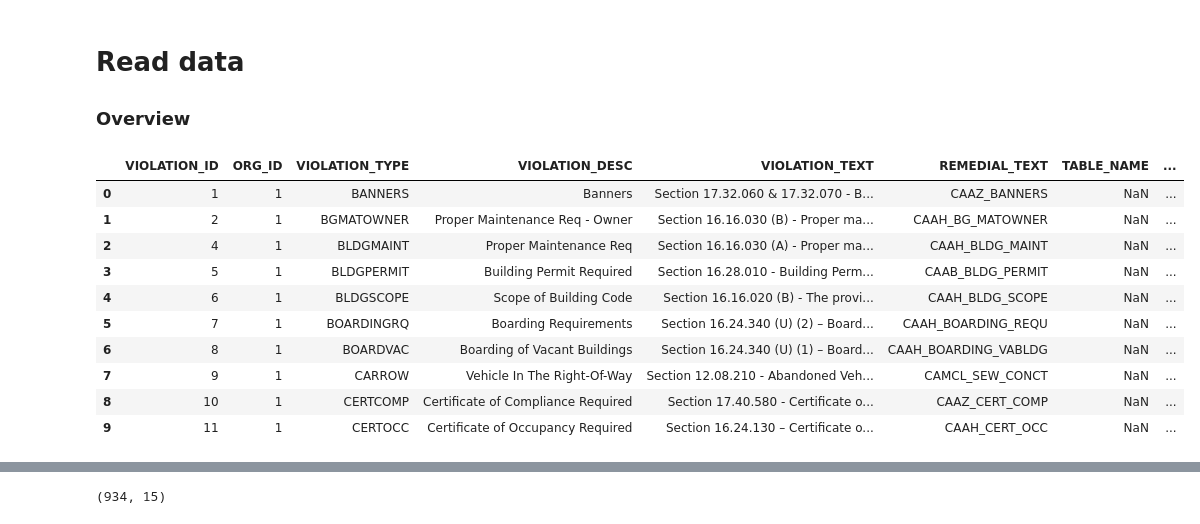
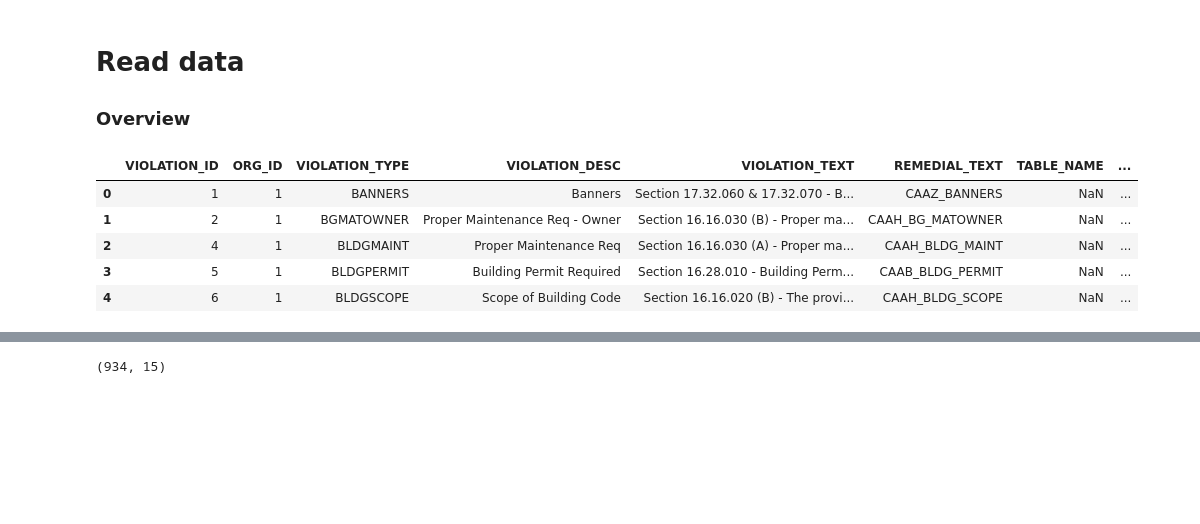
Before and after one commit to shrutijalewar/data-question-2-xtreme-united, a Jupyter notebook: Violation_codes.ipynb, the cells around one changed output, grey strips where cells are left out. Saved outputs shown, nothing was run; the diff lists cells and outputs as text; code cells hidden in the pictures; blank space fills up the shorter version.

```diff
--- a/Violation_codes.ipynb
+++ b/Violation_codes.ipynb
@@ -8,19 +9,14 @@ import seaborn as sns
 ### Overview
 # %%
 violation_xl=pd.read_csv ('/Users/ghfmhf/git/data-question-2-xtreme-united/Codes_List_of_Violations_15_aug_2017.csv')
-violation_xl.head(10)
+violation_xl.head(5)
 # %% [output]
 |  | VIOLATION_ID | ORG_ID | VIOLATION_TYPE | VIOLATION_DESC | VIOLATION_TEXT | REMEDIAL_TEXT | TABLE_NAME | ... |
 | 0 | 1 | 1 | BANNERS | Banners | Section 17.32.060 & 17.32.070 - B... | CAAZ_BANNERS | NaN | ... |
 | 1 | 2 | 1 | BGMATOWNER | Proper Maintenance Req - Owner | Section 16.16.030 (B) - Proper ma... | CAAH_BG_MATOWNER | NaN | ... |
 | 2 | 4 | 1 | BLDGMAINT | Proper Maintenance Req | Section 16.16.030 (A) - Proper ma... | CAAH_BLDG_MAINT | NaN | ... |
 | 3 | 5 | 1 | BLDGPERMIT | Building Permit Required | Section 16.28.010 - Building Perm... | CAAB_BLDG_PERMIT | NaN | ... |
 | 4 | 6 | 1 | BLDGSCOPE | Scope of Building Code | Section 16.16.020 (B) - The provi... | CAAH_BLDG_SCOPE | NaN | ... |
-| 5 | 7 | 1 | BOARDINGRQ | Boarding Requirements | Section 16.24.340 (U) (2) – Board... | CAAH_BOARDING_REQU | NaN | ... |
-| 6 | 8 | 1 | BOARDVAC | Boarding of Vacant Buildings | Section 16.24.340 (U) (1) – Board... | CAAH_BOARDING_VABLDG | NaN | ... |
-| 7 | 9 | 1 | CARROW | Vehicle In The Right-Of-Way | Section 12.08.210 - Abandoned Veh... | CAMCL_SEW_CONCT | NaN | ... |
-| 8 | 10 | 1 | CERTCOMP | Certificate of Compliance Required | Section 17.40.580 - Certificate o... | CAAZ_CERT_COMP | NaN | ... |
-| 9 | 11 | 1 | CERTOCC | Certificate of Occupancy Required | Section 16.24.130 – Certificate o... | CAAH_CERT_OCC | NaN | ... |
 # %%
 violation_xl.info()
 # %% [output]
```
Also changed, not shown: parts of 13 cells of this notebook, 9 other files.
